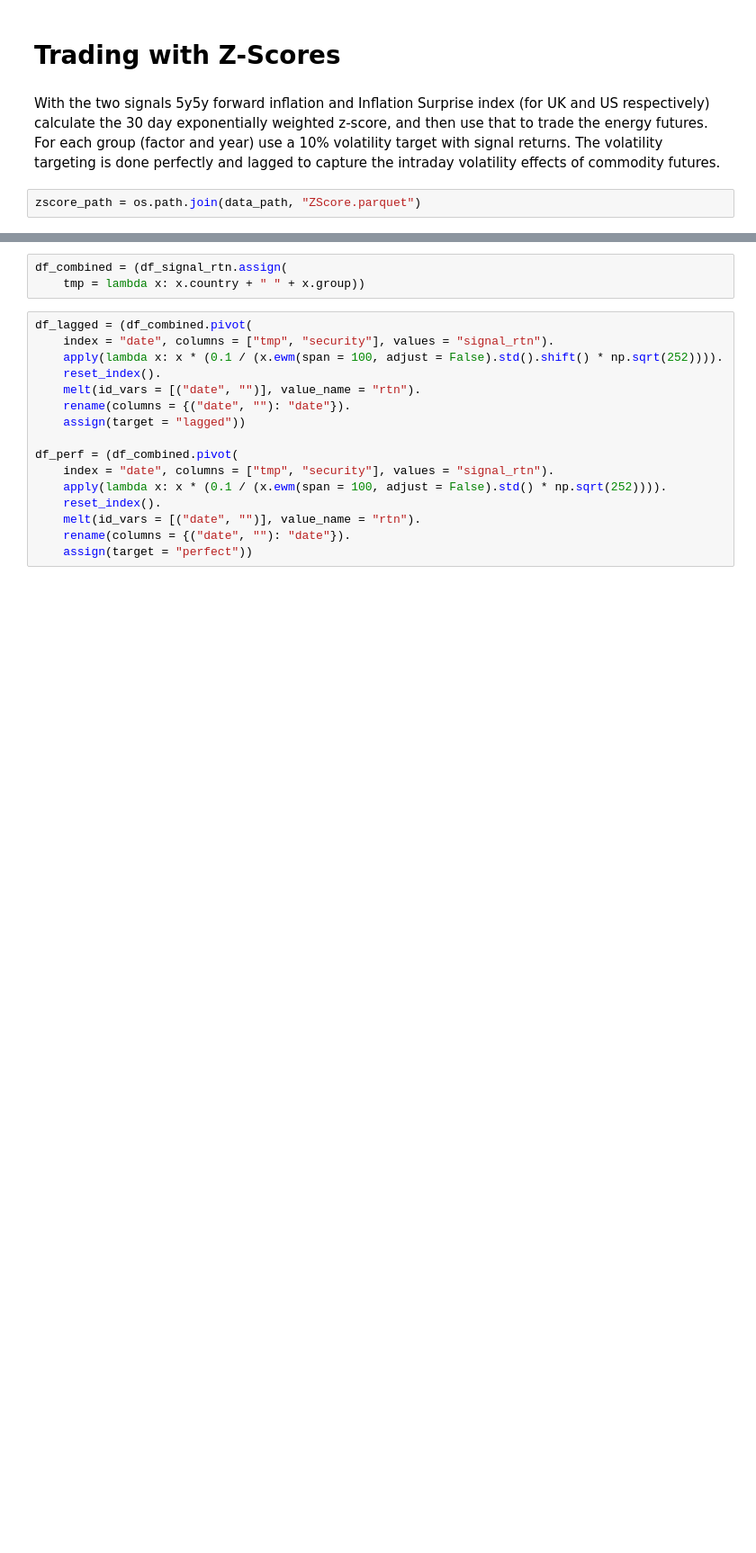
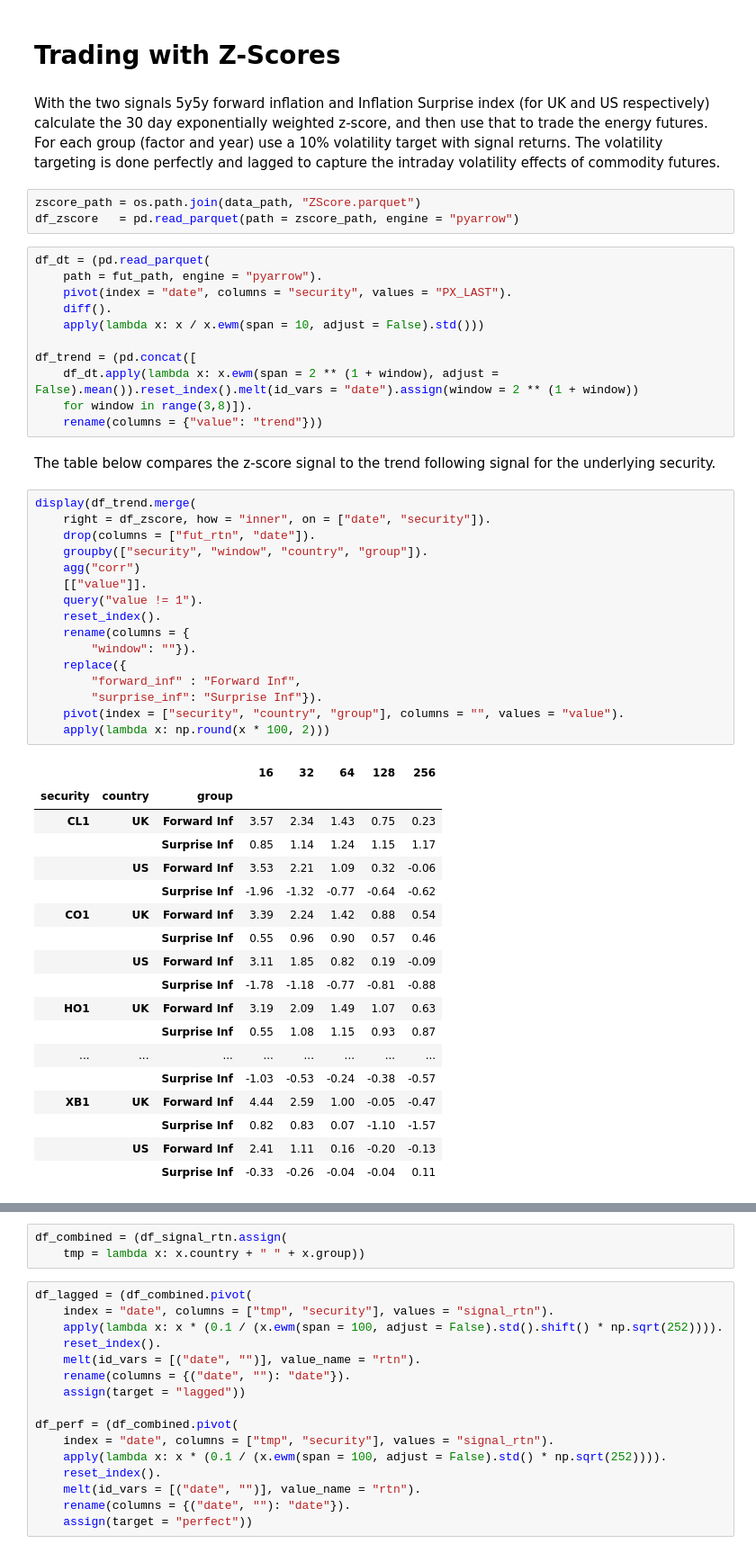
Before and after one commit to diegodalvarez/CommodityForwardInflation, a Jupyter notebook: notebook/1SignalStrategies.ipynb, the cells around one changed output, grey strips where cells are left out. Shown at 90% size. Drawn from its saved outputs; the diff is of its cells as text; blank space fills up the shorter version.

```diff
--- a/notebook/1SignalStrategies.ipynb
+++ b/notebook/1SignalStrategies.ipynb
@@ -157,6 +215,55 @@ renamer = {
 With the two signals 5y5y forward inflation and Inflation Surprise index (for UK and US respectively) calculate the 30 day exponentially weighted z-score, and then use that to trade the energy futures. For each group (factor and year) use a 10\% volatility target with signal returns. The volatility targeting is done perfectly and lagged to capture the intraday volatility effects of commodity futures.
 # %%
 zscore_path = os.path.join(data_path, "ZScore.parquet")
+df_zscore   = pd.read_parquet(path = zscore_path, engine = "pyarrow")
+# %%
+df_dt = (pd.read_parquet(
+    path = fut_path, engine = "pyarrow").
+    pivot(index = "date", columns = "security", values = "PX_LAST").
+    diff().
+    apply(lambda x: x / x.ewm(span = 10, adjust = False).std()))
+
+df_trend = (pd.concat([
+    df_dt.apply(lambda x: x.ewm(span = 2 ** (1 + window), adjust = False).mean()).reset_index().melt(id_vars = "date").assign(window = 2 ** (1 + window))
+    for window in range(3,8)]).
+    rename(columns = {"value": "trend"}))
+# %% [markdown]
+The table below compares the z-score signal to the trend following signal for the underlying security.
+# %%
+display(df_trend.merge(
+    right = df_zscore, how = "inner", on = ["date", "security"]).
+    drop(columns = ["fut_rtn", "date"]).
+    groupby(["security", "window", "country", "group"]).
+    agg("corr")
+    [["value"]].
+    query("value != 1").
+    reset_index().
+    rename(columns = {
+        "window": ""}).
+    replace({
+        "forward_inf" : "Forward Inf",
+        "surprise_inf": "Surprise Inf"}).
+    pivot(index = ["security", "country", "group"], columns = "", values = "value").
+    apply(lambda x: np.round(x * 100, 2)))
+# %% [output]
+|  |  |  | 16 | 32 | 64 | 128 | 256 |
+| security | country | group |  |  |  |  |  |
+| CL1 | UK | Forward Inf | 3.57 | 2.34 | 1.43 | 0.75 | 0.23 |
+|  |  | Surprise Inf | 0.85 | 1.14 | 1.24 | 1.15 | 1.17 |
+|  | US | Forward Inf | 3.53 | 2.21 | 1.09 | 0.32 | -0.06 |
+|  |  | Surprise Inf | -1.96 | -1.32 | -0.77 | -0.64 | -0.62 |
+| CO1 | UK | Forward Inf | 3.39 | 2.24 | 1.42 | 0.88 | 0.54 |
+|  |  | Surprise Inf | 0.55 | 0.96 | 0.90 | 0.57 | 0.46 |
+|  | US | Forward Inf | 3.11 | 1.85 | 0.82 | 0.19 | -0.09 |
+|  |  | Surprise Inf | -1.78 | -1.18 | -0.77 | -0.81 | -0.88 |
+| HO1 | UK | Forward Inf | 3.19 | 2.09 | 1.49 | 1.07 | 0.63 |
+|  |  | Surprise Inf | 0.55 | 1.08 | 1.15 | 0.93 | 0.87 |
+| ... | ... | ... | ... | ... | ... | ... | ... |
+|  |  | Surprise Inf | -1.03 | -0.53 | -0.24 | -0.38 | -0.57 |
+| XB1 | UK | Forward Inf | 4.44 | 2.59 | 1.00 | -0.05 | -0.47 |
+|  |  | Surprise Inf | 0.82 | 0.83 | 0.07 | -1.10 | -1.57 |
+|  | US | Forward Inf | 2.41 | 1.11 | 0.16 | -0.20 | -0.13 |
+|  |  | Surprise Inf | -0.33 | -0.26 | -0.04 | -0.04 | 0.11 |
 # %%
 def _lag_signal(df: pd.DataFrame) -> pd.DataFrame:
 
```
Also changed, not shown: parts of 13 cells of this notebook, 3 other files.
